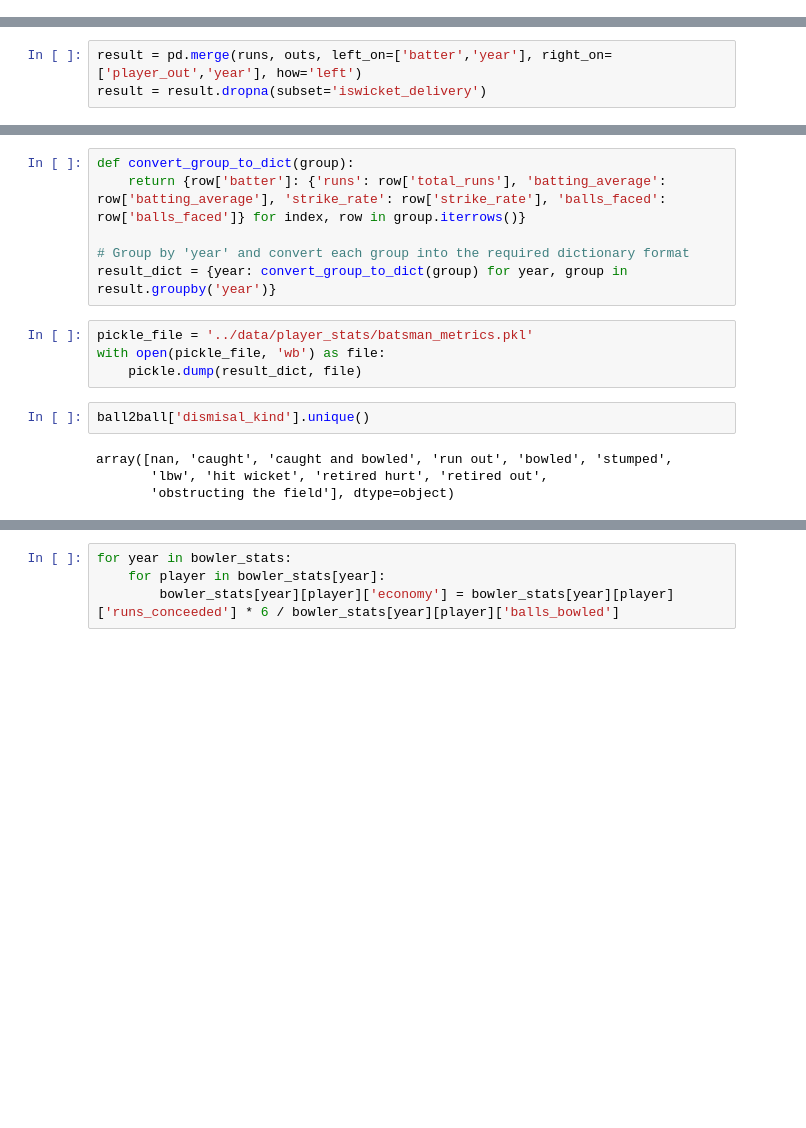
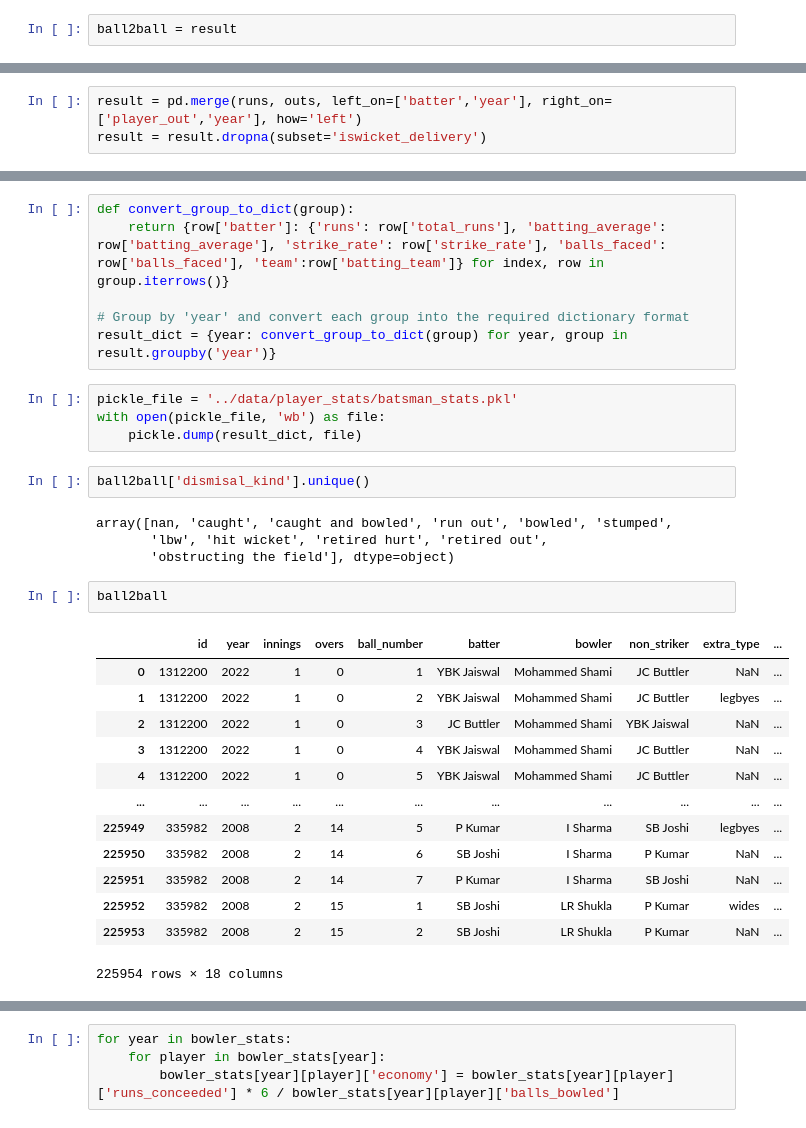
Before and after one commit to RAM797/IPL_Analytics, a Jupyter notebook: flask_app/data_processing.ipynb, the cells around one changed output, grey strips where cells are left out. Cells and saved outputs as stored; diff of their text form; blank space fills up the shorter version.

```diff
--- a/flask_app/data_processing.ipynb
+++ b/flask_app/data_processing.ipynb
@@ -199,6 +230,8 @@ Index(['id', 'year', 'innings', 'overs', 'ball_number', 'batter', 'bowler',
 225952    2
 225953    2
 Name: innings, Length: 225954, dtype: int64
+# %%
+ball2ball = result
 # %%
 outs = ball2ball[ball2ball['iswicket_delivery'] == 1].groupby(['year','player_out'])['iswicket_delivery'].count().reset_index()
 # %%
@@ -230,11 +279,11 @@ result
 # %%
 def convert_group_to_dict(group):
-    return {row['batter']: {'runs': row['total_runs'], 'batting_average': row['batting_average'], 'strike_rate': row['strike_rate'], 'balls_faced': row['balls_faced']} for index, row in group.iterrows()}
+    return {row['batter']: {'runs': row['total_runs'], 'batting_average': row['batting_average'], 'strike_rate': row['strike_rate'], 'balls_faced': row['balls_faced'], 'team':row['batting_team']} for index, row in group.iterrows()}
 
 # Group by 'year' and convert each group into the required dictionary format
 result_dict = {year: convert_group_to_dict(group) for year, group in result.groupby('year')}
 # %%
-pickle_file = '../data/player_stats/batsman_metrics.pkl'
+pickle_file = '../data/player_stats/batsman_stats.pkl'
 with open(pickle_file, 'wb') as file:
     pickle.dump(result_dict, file)
 # %%
@@ -243,6 +292,22 @@ ball2ball['dismisal_kind'].unique()
 array([nan, 'caught', 'caught and bowled', 'run out', 'bowled', 'stumped',
        'lbw', 'hit wicket', 'retired hurt', 'retired out',
        'obstructing the field'], dtype=object)
+# %%
+ball2ball
+# %% [output]
+|  | id | year | innings | overs | ball_number | batter | bowler | non_striker | extra_type | ... |
+| 0 | 1312200 | 2022 | 1 | 0 | 1 | YBK Jaiswal | Mohammed Shami | JC Buttler | NaN | ... |
+| 1 | 1312200 | 2022 | 1 | 0 | 2 | YBK Jaiswal | Mohammed Shami | JC Buttler | legbyes | ... |
+| 2 | 1312200 | 2022 | 1 | 0 | 3 | JC Buttler | Mohammed Shami | YBK Jaiswal | NaN | ... |
+| 3 | 1312200 | 2022 | 1 | 0 | 4 | YBK Jaiswal | Mohammed Shami | JC Buttler | NaN | ... |
+| 4 | 1312200 | 2022 | 1 | 0 | 5 | YBK Jaiswal | Mohammed Shami | JC Buttler | NaN | ... |
+| ... | ... | ... | ... | ... | ... | ... | ... | ... | ... | ... |
+| 225949 | 335982 | 2008 | 2 | 14 | 5 | P Kumar | I Sharma | SB Joshi | legbyes | ... |
+| 225950 | 335982 | 2008 | 2 | 14 | 6 | SB Joshi | I Sharma | P Kumar | NaN | ... |
+| 225951 | 335982 | 2008 | 2 | 14 | 7 | P Kumar | I Sharma | SB Joshi | NaN | ... |
+| 225952 | 335982 | 2008 | 2 | 15 | 1 | SB Joshi | LR Shukla | P Kumar | wides | ... |
+| 225953 | 335982 | 2008 | 2 | 15 | 2 | SB Joshi | LR Shukla | P Kumar | NaN | ... |
+225954 rows × 18 columns
 # %%
 from collections import defaultdict
 bowler_stats = {}
```
Also changed, not shown: parts of 15 cells of this notebook, 16 other files.
